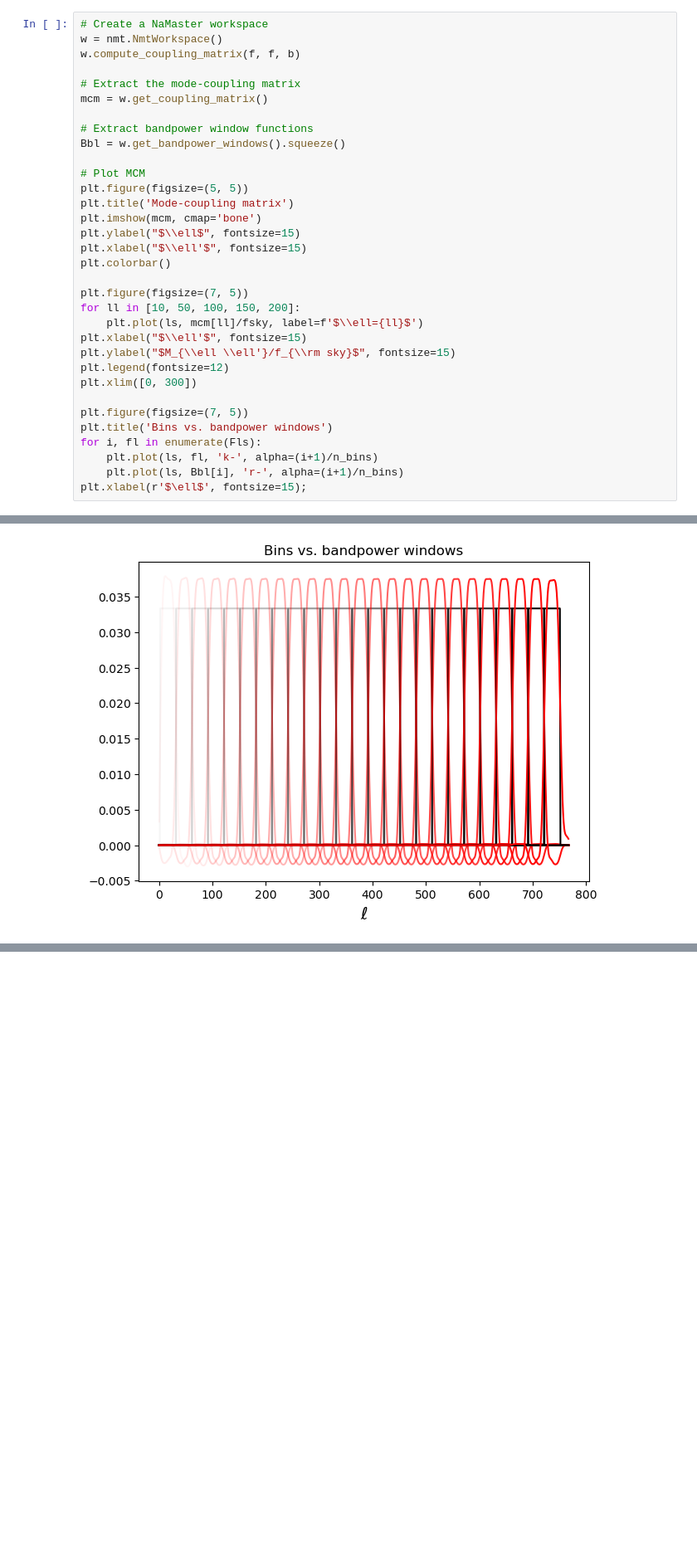
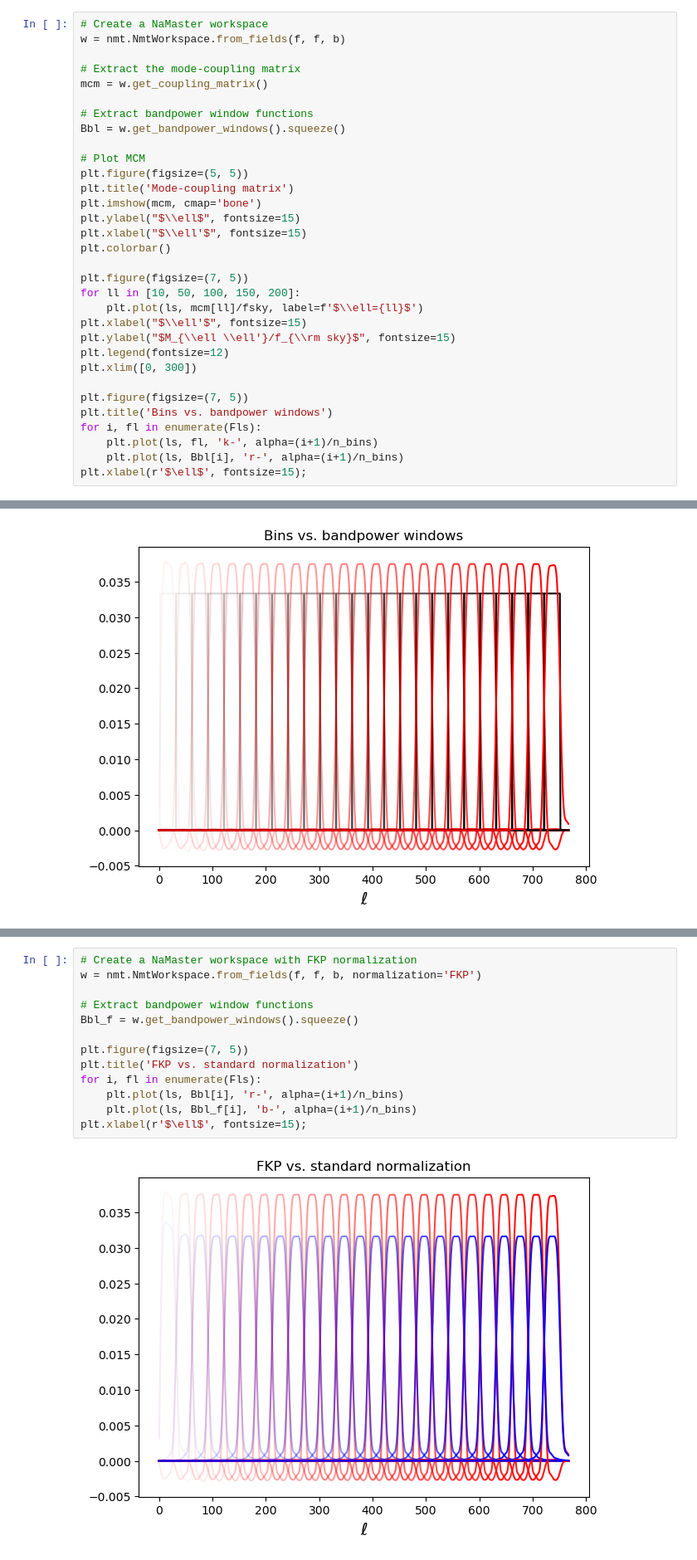
Before and after one commit to LSSTDESC/NaMaster, a Jupyter notebook: doc/1BasicFunctionality.ipynb, the cells around one changed output, grey strips where cells are left out. Shown at 83% size. Drawn from its saved outputs; the diff is of its cells as text; blank space fills up the shorter version.

Commit message:
Workspace constructors (#200)
* new constructors implemented, not documented

* fkp normalisation implemented

```diff
--- a/doc/1BasicFunctionality.ipynb
+++ b/doc/1BasicFunctionality.ipynb
@@ -198,8 +198,7 @@ plt.legend(fontsize=12)
 The code below shows how to compute the mode-coupling matrix of a given pair of maps. We will estimate power spectra in the same bandpowers displayed in [Section 1.1.3](#Sss1.1.3), and the code shows how to calculate the associated bandpower window functions, and their differences with respect to the naive top-hat binning they represent (a result of the residual mode-coupling caused by inverting the mode-coupling matrix only after binning).
 # %%
 # Create a NaMaster workspace
-w = nmt.NmtWorkspace()
-w.compute_coupling_matrix(f, f, b)
+w = nmt.NmtWorkspace.from_fields(f, f, b)
 
 # Extract the mode-coupling matrix
 mcm = w.get_coupling_matrix()
@@ -236,3 +237,18 @@ plt.xlabel(r'$\ell$', fontsize=15);
+# %%
+# Create a NaMaster workspace with FKP normalization
+w = nmt.NmtWorkspace.from_fields(f, f, b, normalization='FKP')
+
+# Extract bandpower window functions
+Bbl_f = w.get_bandpower_windows().squeeze()
+
+plt.figure(figsize=(7, 5))
+plt.title('FKP vs. standard normalization')
+for i, fl in enumerate(Fls):
+    plt.plot(ls, Bbl[i], 'r-', alpha=(i+1)/n_bins)
+    plt.plot(ls, Bbl_f[i], 'b-', alpha=(i+1)/n_bins)
+plt.xlabel(r'$\ell$', fontsize=15);
+# %% [output]
+[figure, added]
 # %% [markdown]
 Now that we have introduced mode-coupling matrices, we can use them to understand the $f_{\rm sky}$ approximation we saw in the last section. It turns out this approximation is valid due to a neat result regarding mode-coupling matrices: the sum over $\ell'$ of the MCM is exactly $f_{\rm sky}^{ab}$ as defined above (i.e. $\sum_{\ell'} M_{\ell\ell'}=\langle w_a w_b\rangle$). Let's show this!
 # %%
```
Also changed, not shown: parts of 3 cells of this notebook, 29 other files.
